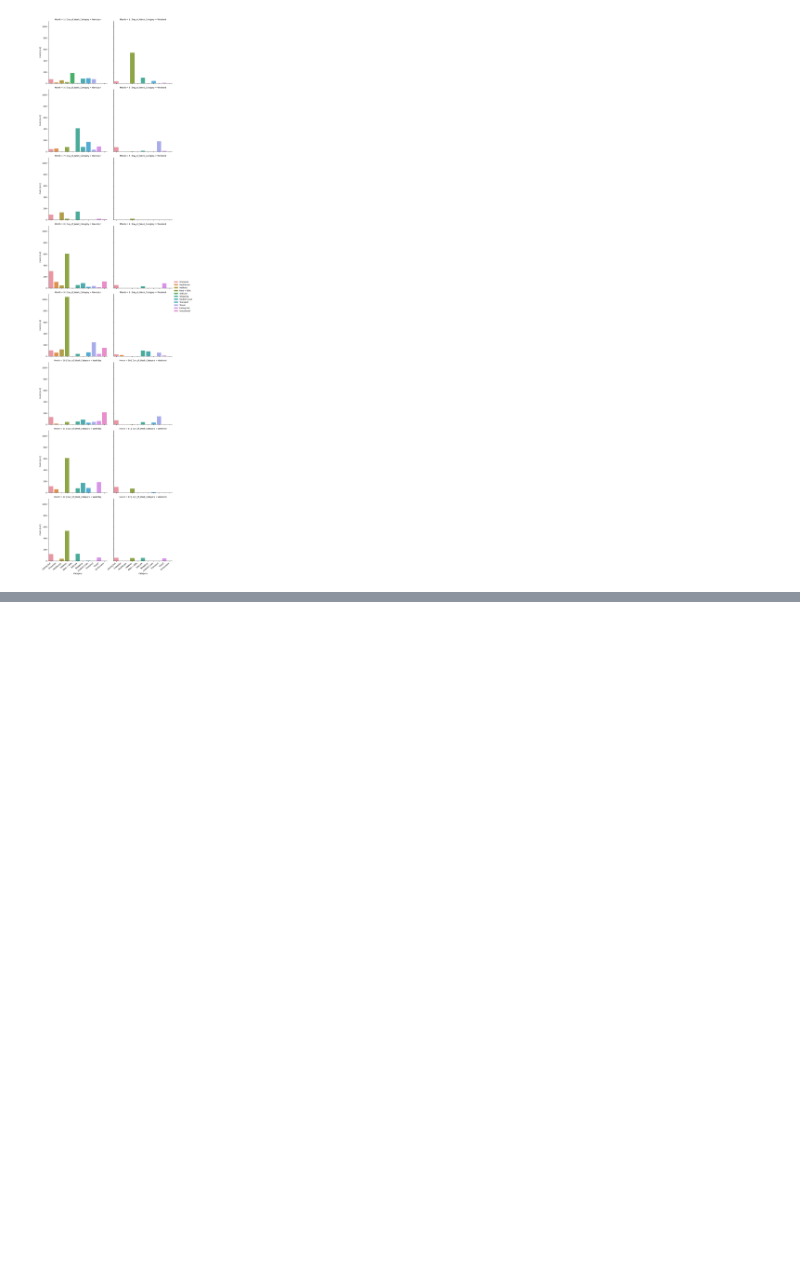
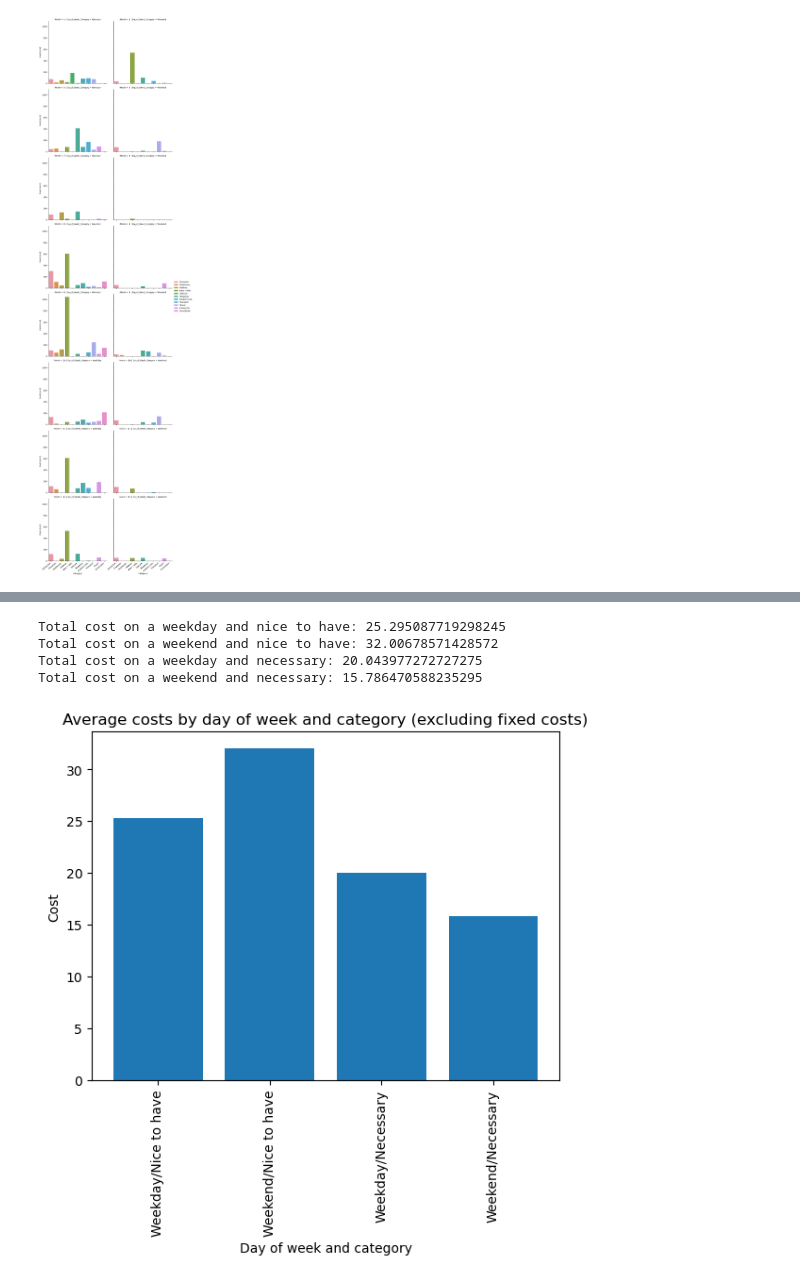
Before and after one commit to TechLabs-Berlin/wt23-sesame, a Jupyter notebook: notebooks/01 - Storytelling.ipynb, the cells around one changed output, grey strips where cells are left out. Cells and saved outputs as stored; diff of their text form; code cells hidden in the pictures; blank space fills up the shorter version.

Commit message:
Added a bar chart to compare weekend vs weekday

```diff
--- a/notebooks/01 - Storytelling.ipynb
+++ b/notebooks/01 - Storytelling.ipynb
@@ -617,0 +583,29 @@ g.add_legend()
+# %%
+# Calculate the means of costs by category and day of week, excluding fixed costs
+weekday_nice_to_have_cost = df01.loc[(df01['Day_of_Week_Category'] == 'Weekday') & (df01['Type'] == 'Nice to have') & (df01['Classification'] != 'Fixed'), 'Cost'].mean()
+weekend_nice_to_have_cost = df01.loc[(df01['Day_of_Week_Category'] == 'Weekend') & (df01['Type'] == 'Nice to have') & (df01['Classification'] != 'Fixed'), 'Cost'].mean()
+weekday_necessary_cost = df01.loc[(df01['Day_of_Week_Category'] == 'Weekday') & (df01['Type'] == 'Necessary') & (df01['Classification'] != 'Fixed'), 'Cost'].mean()
+weekend_necessary_cost = df01.loc[(df01['Day_of_Week_Category'] == 'Weekend') & (df01['Type'] == 'Necessary') & (df01['Classification'] != 'Fixed'), 'Cost'].mean()
+
+# Print the results
+print('Total cost on a weekday and nice to have:', weekday_nice_to_have_cost)
+print('Total cost on a weekend and nice to have:', weekend_nice_to_have_cost)
+print('Total cost on a weekday and necessary:', weekday_necessary_cost)
+print('Total cost on a weekend and necessary:', weekend_necessary_cost)
+# %% [output]
+Total cost on a weekday and nice to have: 25.295087719298245
+Total cost on a weekend and nice to have: 32.00678571428572
+Total cost on a weekday and necessary: 20.043977272727275
+Total cost on a weekend and necessary: 15.786470588235295
+# %%
+# Create a bar graph
+labels = ['Weekday/Nice to have', 'Weekend/Nice to have', 'Weekday/Necessary', 'Weekend/Necessary']
+costs = [weekday_nice_to_have_cost, weekend_nice_to_have_cost, weekday_necessary_cost, weekend_necessary_cost]
+plt.bar(labels, costs)
+plt.title('Average costs by day of week and category (excluding fixed costs)')
+plt.xlabel('Day of week and category')
+plt.ylabel('Cost')
+plt.xticks(rotation=90)
+plt.show()
+# %% [output]
+[figure, added]
```
Also changed, not shown: parts of 15 cells of this notebook.
